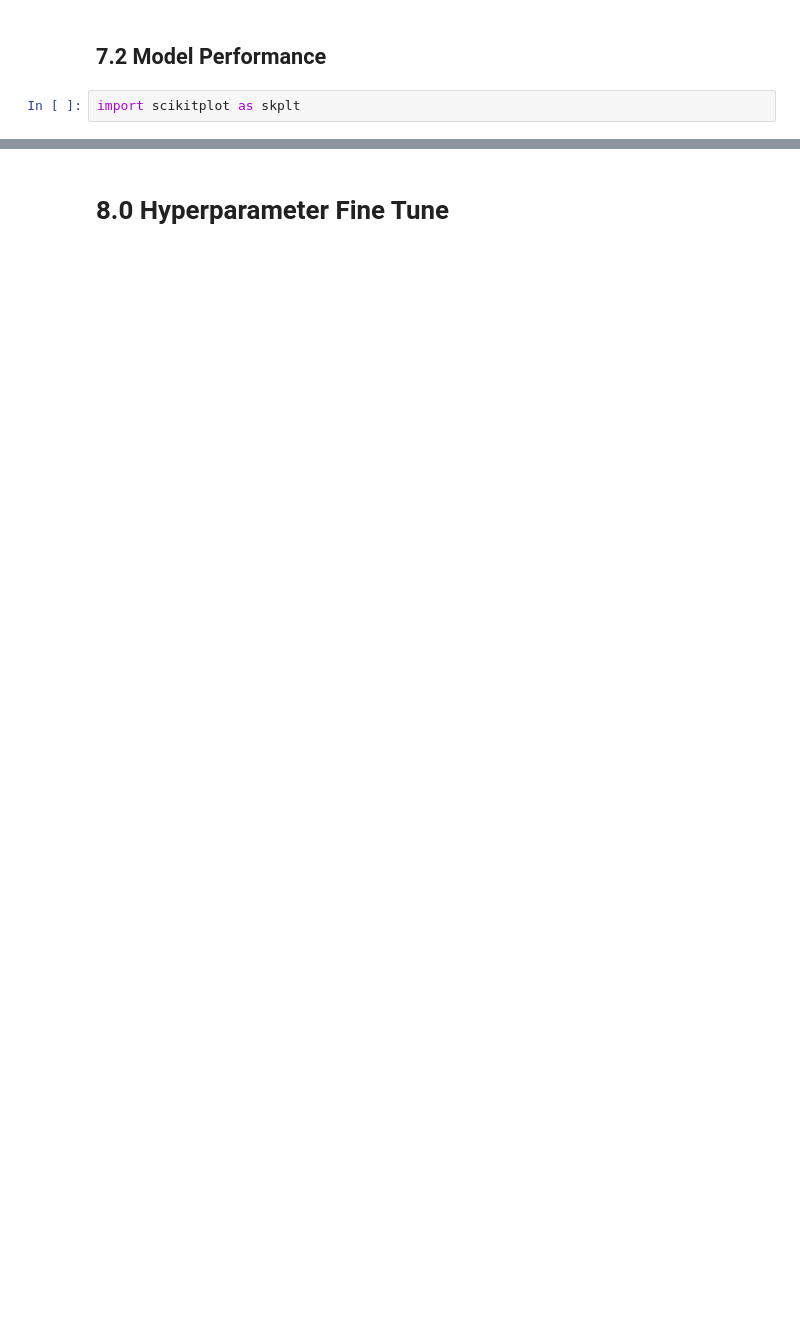
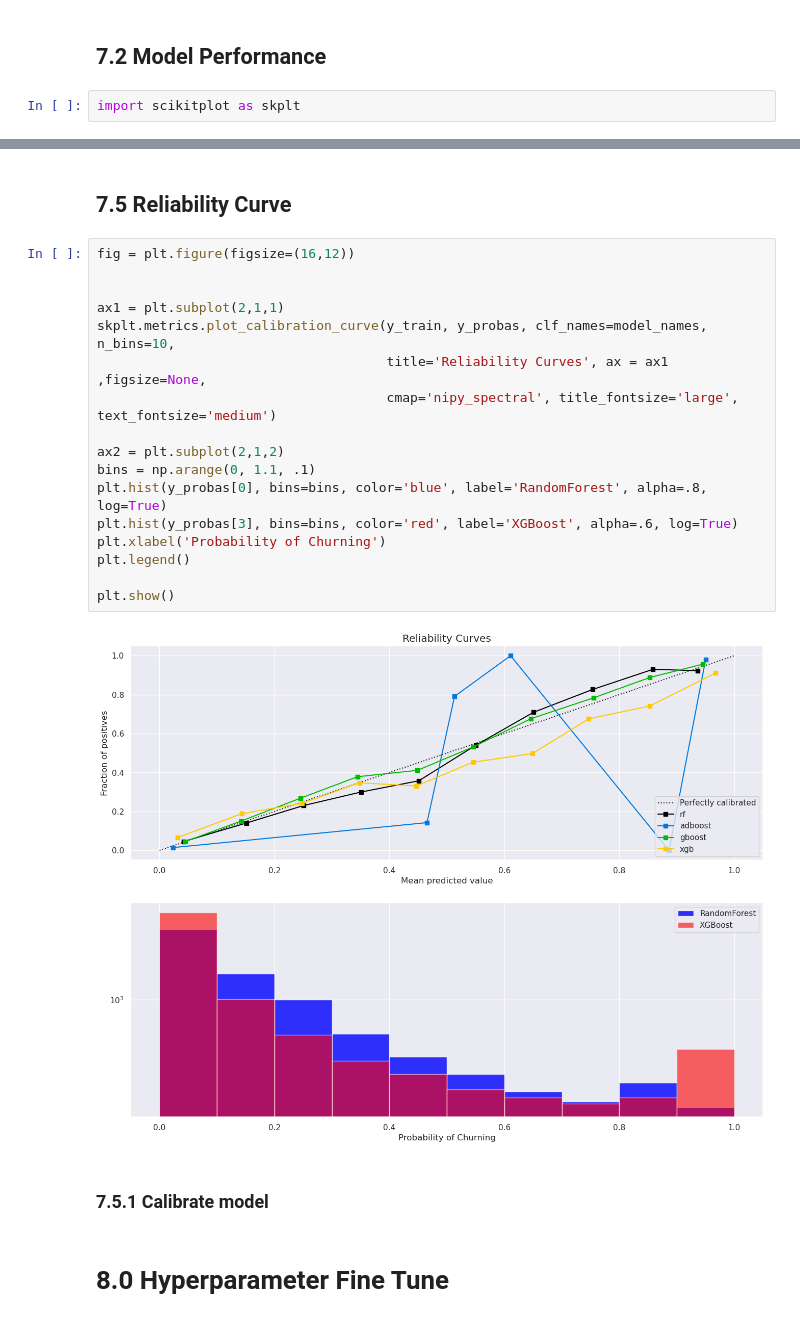
Before and after one commit to jmcabreira/Data-Science-CGP, a Jupyter notebook: notebooks/C01-jc-churnPred.ipynb, the cells around one changed output, grey strips where cells are left out. Drawn from its saved outputs; the diff is of its cells as text; blank space fills up the shorter version.

```diff
--- a/notebooks/C01-jc-churnPred.ipynb
+++ b/notebooks/C01-jc-churnPred.ipynb
@@ -953,2 +980,25 @@ plt.tight_layout()
+# %% [markdown]
+## 7.5 Reliability Curve
+# %%
+fig = plt.figure(figsize=(16,12))
+
+
+ax1 = plt.subplot(2,1,1)
+skplt.metrics.plot_calibration_curve(y_train, y_probas, clf_names=model_names, n_bins=10,
+                                     title='Reliability Curves', ax = ax1 ,figsize=None,
+                                     cmap='nipy_spectral', title_fontsize='large', text_fontsize='medium')
+
+ax2 = plt.subplot(2,1,2)
+bins = np.arange(0, 1.1, .1)
+plt.hist(y_probas[0], bins=bins, color='blue', label='RandomForest', alpha=.8, log=True)
+plt.hist(y_probas[3], bins=bins, color='red', label='XGBoost', alpha=.6, log=True)
+plt.xlabel('Probability of Churning')
+plt.legend()
+
+plt.show()
+# %% [output]
+[figure, added]
+# %% [markdown]
+### 7.5.1 Calibrate model
 # %% [markdown]
 # 8.0 Hyperparameter Fine Tune
```
Also changed, not shown: parts of 22 cells of this notebook, 1 other file.
